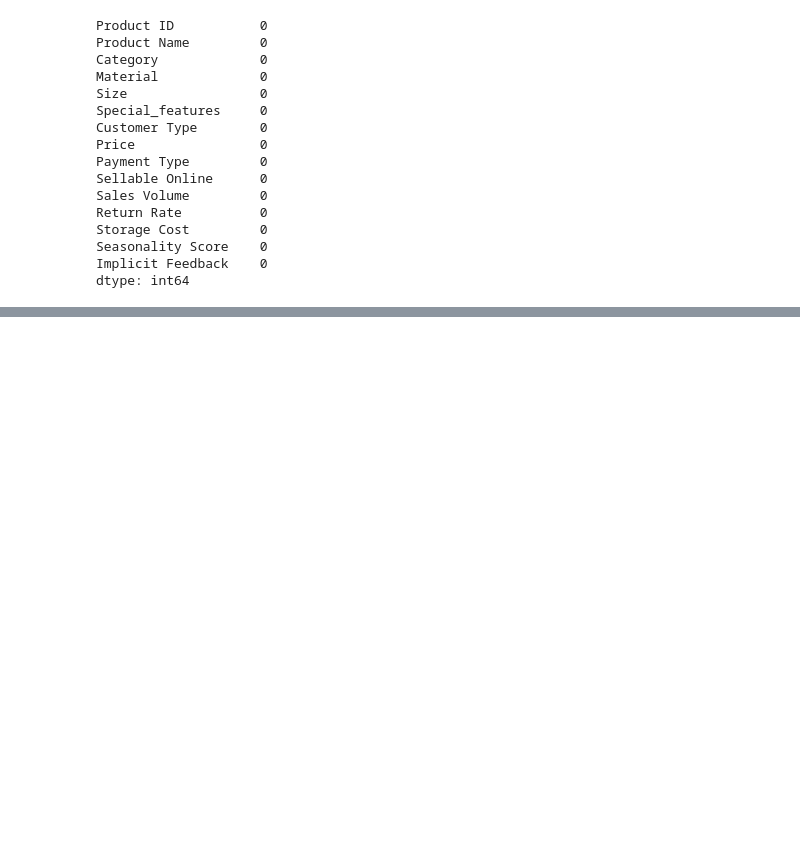
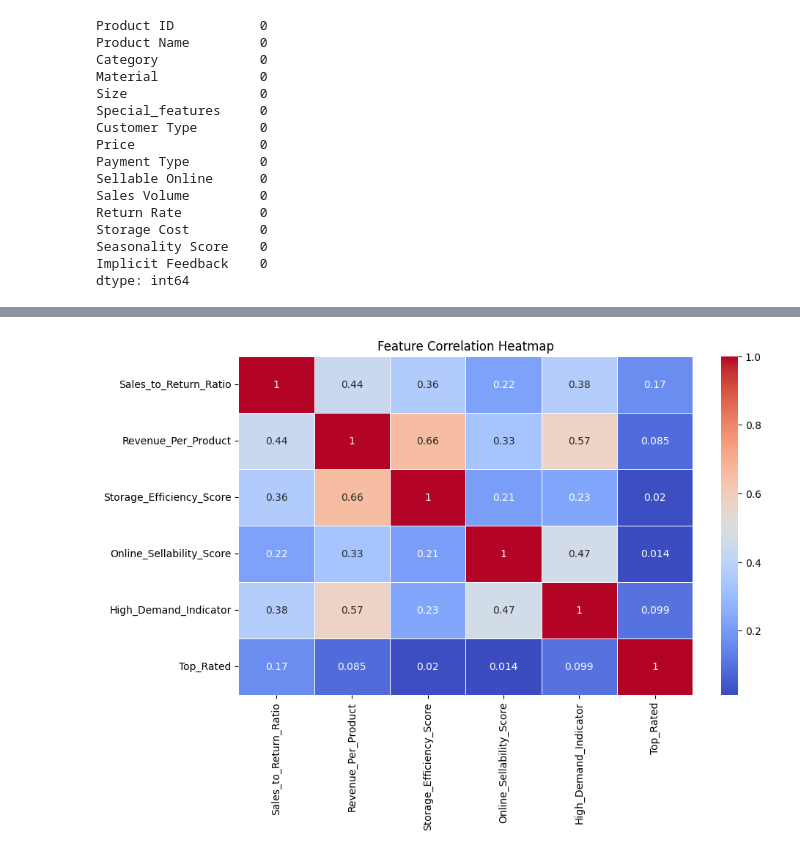
Before and after one commit to Dhinuksharan/Furn_Trim, a Jupyter notebook: Data_processing_test_1.ipynb, the cells around one changed output, grey strips where cells are left out. Drawn from its saved outputs; the diff is of its cells as text; code cells hidden in the pictures; blank space fills up the shorter version.

Commit message:
Updated Product Catalog feature engineering and used visualization techniques

```diff
--- a/Data_processing_test_1.ipynb
+++ b/Data_processing_test_1.ipynb
@@ -220,0 +250,10 @@ for col, dtype in convert_types.items():
+# %%
+#Expert Judgment Score
+product_catalog_df["Expert_Judgment_Score"] = (
+    (product_catalog_df["High_Demand_Indicator"] * 1) +
+    (product_catalog_df["Top_Rated"] * 1) +
+    (product_catalog_df["Revenue_Per_Product"] > product_catalog_df["Revenue_Per_Product"].median()) * 1
+)
+# %%
+numerical_features = ["Sales_to_Return_Ratio", "Revenue_Per_Product", "Storage_Efficiency_Score",
+                      "Online_Sellability_Score", "High_Demand_Indicator", "Top_Rated"]
@@ -220,0 +304,4 @@ for col, dtype in convert_types.items():
+# %%
+product_catalog_df["Sellable Online"] = product_catalog_df["Sellable Online"].map({"Yes": 1, "No": 0})
+# %%
+product_catalog_df["Online_Sellability_Score"] = product_catalog_df["Sellable Online"] * product_catalog_df["Sales Volume"]
@@ -220,0 +334,8 @@ for col, dtype in convert_types.items():
+# %%
+#Feature Correlation Map
+plt.figure(figsize=(10, 6))
+sns.heatmap(product_catalog_df[numerical_features].corr(), annot=True, cmap="coolwarm", linewidths=0.5)
+plt.title("Feature Correlation Heatmap")
+plt.show()
+# %% [output]
+[figure, added]
```
Also changed, not shown: parts of 19 cells of this notebook.
